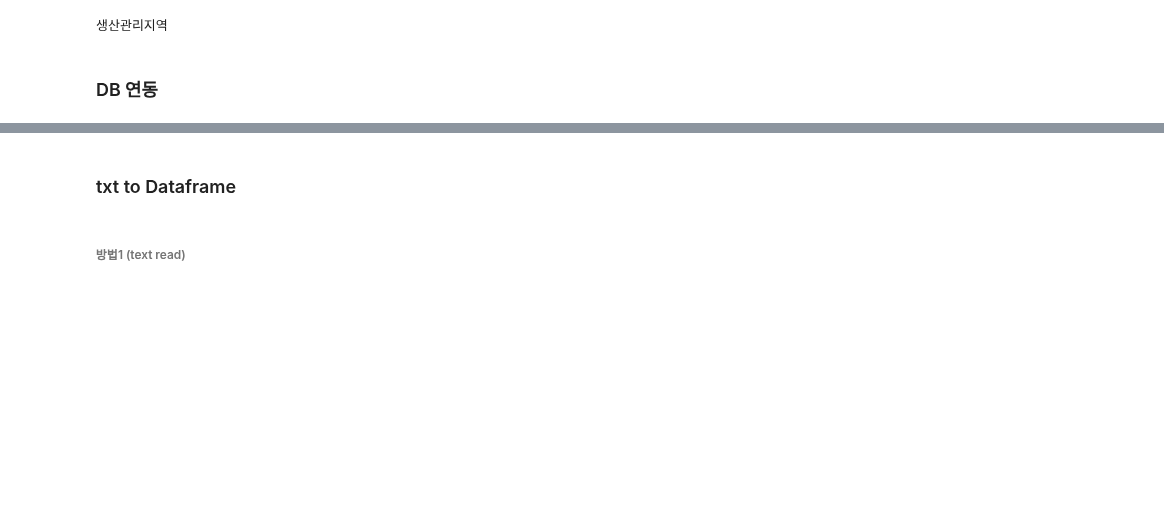
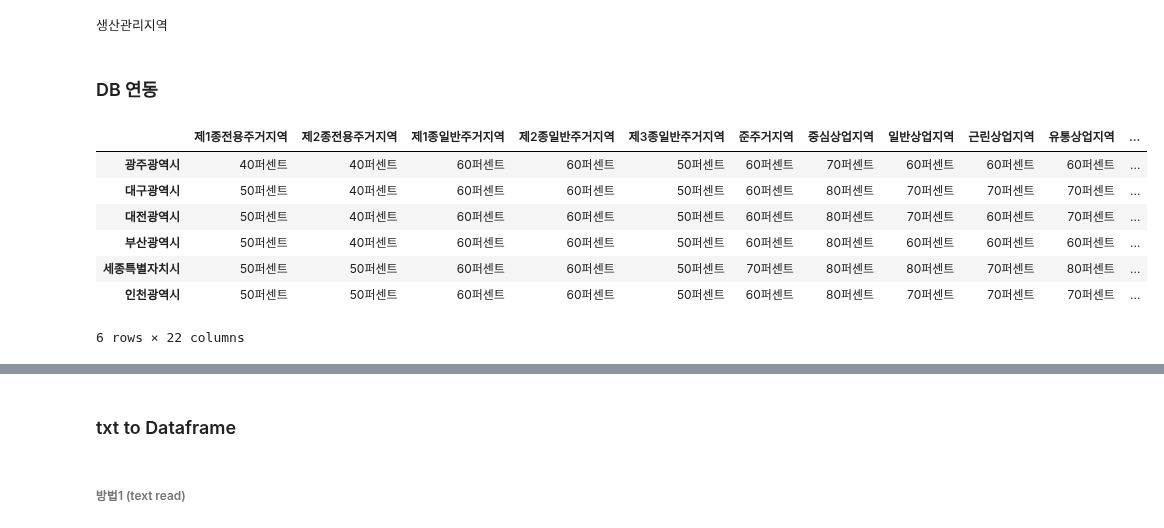
Before and after one commit to UL-DA/pythonProject, a Jupyter notebook: 자치법규정보시스템/[TEST] 자치법규 정보 시스템 (용적률,건폐율)_test.ipynb, the cells around one changed output, grey strips where cells are left out. Drawn from its saved outputs; the diff is of its cells as text; code cells hidden in the pictures; blank space fills up the shorter version.

```diff
--- a/자치법규정보시스템/[TEST] 자치법규 정보 시스템 (용적률,건폐율)_test.ipynb
+++ b/자치법규정보시스템/[TEST] 자치법규 정보 시스템 (용적률,건폐율)_test.ipynb
@@ -291,13 +299,13 @@ for file_name in glob('C:\\Users\duPar\Downloads\*도시계획*조례.txt'):
 # 오늘 날짜
 from glob import glob
 from datetime import datetime
-now = datetime.now().strftime('%Y-%m-%d')
 
 # 변수 생성
 tmp_raw = []
 re_list = []
 df_buildingCoverage = pd.DataFrame()
 df_floorAreaRatio = pd.DataFrame()
+now = datetime.now().strftime('%Y-%m-%d')
 
 # txt to dataframe
 for file_name in glob('C:\\Users\duPar\Downloads\*도시계획*조례.txt'):
@@ -326,8 +334,8 @@ for file_name in glob('C:\\Users\duPar\Downloads\*도시계획*조례.txt'):
             # row, column 추출 (건폐율)
             df_bc_concat[col_name] = df_bc_concat[col_name].str.split('(').str[0].str.split('<').str[0].str.split('[').str[0].str.split('이하').str[0] # 필요한 값 추출
             data = list(df_bc_concat[col_name].str.split(':').str[1].replace(' ','').str.split(' ').str[1]) # values
-            columns = list(df_bc_concat[col_name].str.split(':').str[0].str.split('.').str[1].str.replace(' ','').str.replace(',','')) # column
-            df_bc_final = pd.DataFrame(data = [data], index = [col_name], columns = [columns])
+            columns = df_bc_concat[col_name].str.split(':').str[0].str.split('.').str[1].str.replace(' ','').str.replace(',','') # column
+            df_bc_final = pd.DataFrame(data = [data], index = [col_name], columns = columns)
             if np.nan in df_bc_final.columns:
                 df_bc_final = df_bc_final.drop(np.nan, axis=1)
             else:
@@ -339,8 +347,8 @@ for file_name in glob('C:\\Users\duPar\Downloads\*도시계획*조례.txt'):
             # row, column 추출 (용적률)
             df_far_concat[col_name] = df_far_concat[col_name].str.split('(').str[0].str.split('<').str[0].str.split('[').str[0].str.split('이하').str[0] # 필요한 값 추출
             data = list(df_far_concat[col_name].str.split(':').str[1].replace(' ','').str.split(' ').str[1]) # values
-            columns = list(df_far_concat[col_name].str.split(':').str[0].str.split('.').str[1].str.replace(' ','').str.replace(',','')) # column
-            df_far_final = pd.DataFrame(data = [data], index = [col_name], columns = [columns])
+            columns = df_far_concat[col_name].str.split(':').str[0].str.split('.').str[1].str.replace(' ','').str.replace(',','') # column
+            df_far_final = pd.DataFrame(data = [data], index = [col_name], columns = columns)
             if np.nan in df_far_final.columns:
                 df_far_final = df_far_final.drop(np.nan, axis=1)
             else:
@@ -723,0 +696,11 @@ DF['deal_amount'] = DF['deal_amount'].apply(lambda x: x.replace(',', '')).astype
+# %%
+df_buildingCoverage
+# %% [output]
+|  | 제1종전용주거지역 | 제2종전용주거지역 | 제1종일반주거지역 | 제2종일반주거지역 | 제3종일반주거지역 | 준주거지역 | 중심상업지역 | 일반상업지역 | 근린상업지역 | 유통상업지역 | ... |
+| 광주광역시 | 40퍼센트 | 40퍼센트 | 60퍼센트 | 60퍼센트 | 50퍼센트 | 60퍼센트 | 70퍼센트 | 60퍼센트 | 60퍼센트 | 60퍼센트 | ... |
+| 대구광역시 | 50퍼센트 | 40퍼센트 | 60퍼센트 | 60퍼센트 | 50퍼센트 | 60퍼센트 | 80퍼센트 | 70퍼센트 | 70퍼센트 | 70퍼센트 | ... |
+| 대전광역시 | 50퍼센트 | 40퍼센트 | 60퍼센트 | 60퍼센트 | 50퍼센트 | 60퍼센트 | 80퍼센트 | 70퍼센트 | 60퍼센트 | 70퍼센트 | ... |
+| 부산광역시 | 50퍼센트 | 40퍼센트 | 60퍼센트 | 60퍼센트 | 50퍼센트 | 60퍼센트 | 80퍼센트 | 60퍼센트 | 60퍼센트 | 60퍼센트 | ... |
+| 세종특별자치시 | 50퍼센트 | 50퍼센트 | 60퍼센트 | 60퍼센트 | 50퍼센트 | 70퍼센트 | 80퍼센트 | 80퍼센트 | 70퍼센트 | 80퍼센트 | ... |
+| 인천광역시 | 50퍼센트 | 50퍼센트 | 60퍼센트 | 60퍼센트 | 50퍼센트 | 60퍼센트 | 80퍼센트 | 70퍼센트 | 70퍼센트 | 70퍼센트 | ... |
+6 rows × 22 columns
```
Also changed, not shown: parts of 5 cells of this notebook.
